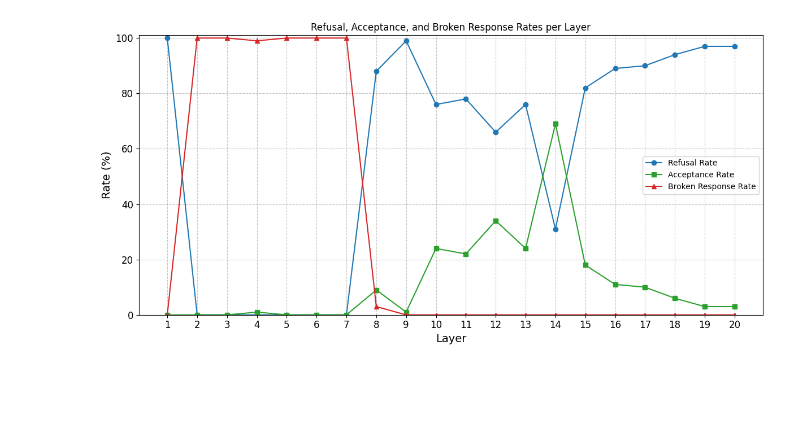
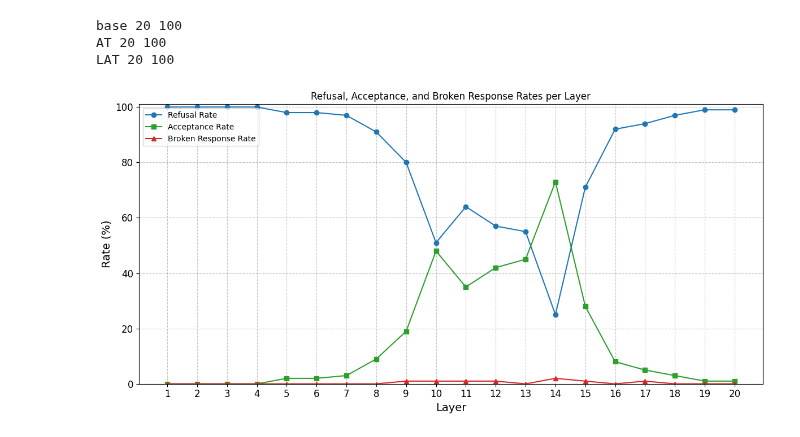
Before and after one commit to nlpet/apart-lab-refusal-lat-project, a Jupyter notebook: experiments/evaluations.ipynb, the cells around one changed output. Saved outputs shown, nothing was run; the diff lists cells and outputs as text; code cells hidden in the pictures; blank space fills up the shorter version.

Commit message:
Add evals & visualisation notebooks

```diff
--- a/experiments/evaluations.ipynb
+++ b/experiments/evaluations.ipynb
@@ -135,3 +186,9 @@ def evaluate_completion(completion: str, prompt: str):
 # %%
+with open('../data_store/results_layers_base.pkl', 'rb') as fr:
+    base_results = pickle.load(fr)
+
 with open('../data_store/results_layers_lat.pkl', 'rb') as fr:
-    results_lat = pickle.load(fr)
+    lat_results = pickle.load(fr)
+
+with open('../data_store/results_layers_at.pkl', 'rb') as fr:
+    at_results = pickle.load(fr)
@@ -187,10 +195,22 @@ for eval in evals:
+# %%
+print("base", len(base_results), len(base_results[0]['intervention_completions']))
+print("AT", len(lat_results), len(lat_results[0]['intervention_completions']))
+print("LAT", len(at_results), len(at_results[0]['intervention_completions']))
+# %% [output]
+base 20 100
+AT 20 100
+LAT 20 100
+# %%
+base_evals = process_evaluations(get_results_evaluations(base_results))
+at_evals = process_evaluations(get_results_evaluations(at_results))
+lat_evals = process_evaluations(get_results_evaluations(lat_results))
 # %%
-def plot_layer_rates(plot_layers, plot_refusal_rates, plot_acceptance_rates, plot_broken_rates):
+def plot_layer_rates(layers, refusal_rates, acceptance_rates, broken_rates):
     plt.figure(figsize=(12, 6))
 
-    plt.plot(plot_layers, plot_refusal_rates, marker='o', label='Refusal Rate', color="tab:blue")
-    plt.plot(plot_layers, plot_acceptance_rates, marker='s', label='Acceptance Rate', color="tab:green")
-    plt.plot(plot_layers, plot_broken_rates, marker='^', label='Broken Response Rate', color="tab:red")
+    plt.plot(layers, refusal_rates, marker='o', label='Refusal Rate', color="tab:blue")
+    plt.plot(layers, acceptance_rates, marker='s', label='Acceptance Rate', color="tab:green")
+    plt.plot(layers, broken_rates, marker='^', label='Broken Response Rate', color="tab:red")
 
     plt.xlabel('Layer', fontsize=14)
     plt.ylabel('Rate (%)', fontsize=14)
@@ -198,13 +218,13 @@ def plot_layer_rates(plot_layers, plot_refusal_rates, plot_acceptance_rates, plo
     plt.legend()
     plt.grid(True, linestyle='--', alpha=0.7)
 
-    plt.xticks(plot_layers, fontsize=12)
+    plt.xticks(layers, fontsize=12)
     plt.yticks(fontsize=12)
     plt.ylim(0, 101)
 
     plt.tight_layout()
     plt.show()
-# %%
-plot_layer_rates(plot_layers, plot_refusal_rates, plot_acceptance_rates, plot_broken_rates)
-# %% [output]
-[figure, removed]
+# %%
+plot_layer_rates(**base_evals)
+# %% [output]
+[figure, added]
```
Also changed, not shown: parts of 13 cells of this notebook, 2 other files.
